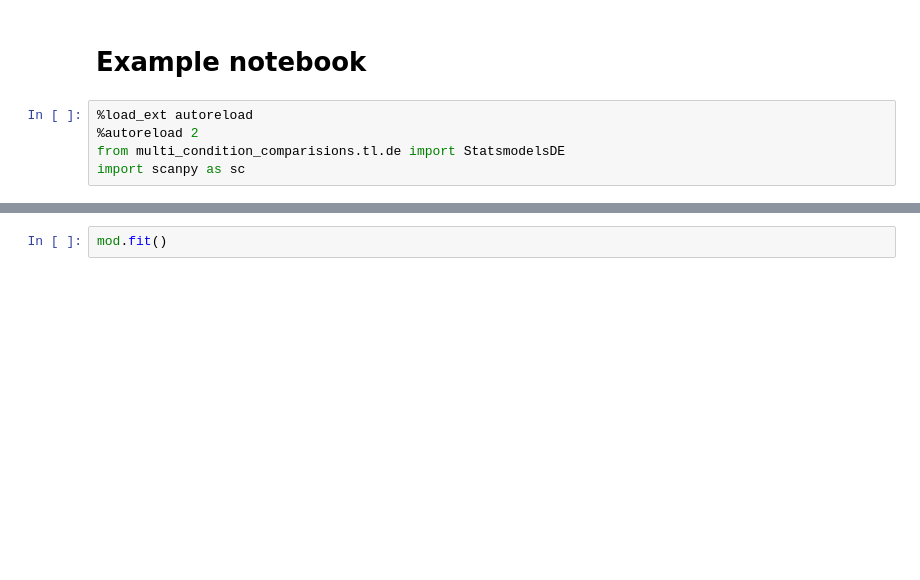
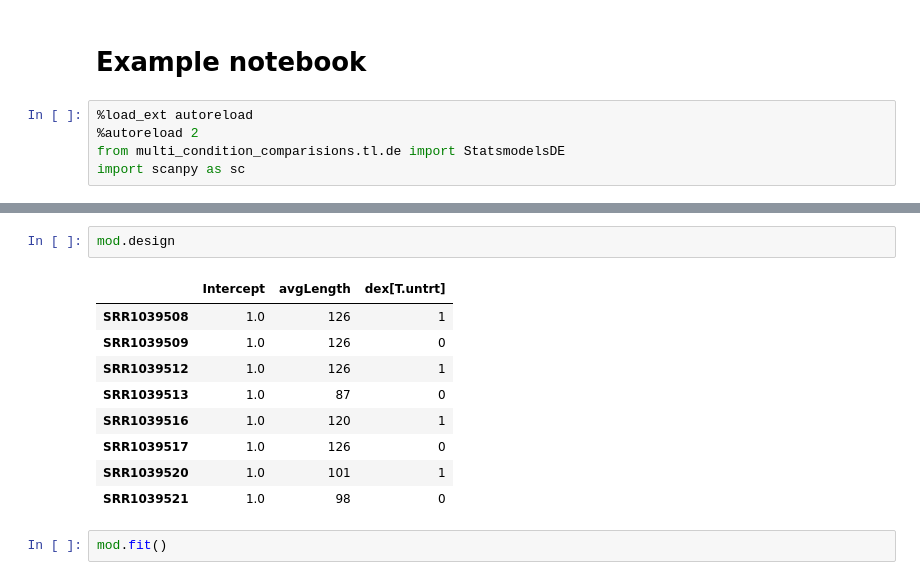
Before and after one commit to scverse/multi-condition-comparisions, a Jupyter notebook: docs/notebooks/example.ipynb, the cells around one changed output, grey strips where cells are left out. Saved outputs shown, nothing was run; the diff lists cells and outputs as text; blank space fills up the shorter version.

```diff
--- a/docs/notebooks/example.ipynb
+++ b/docs/notebooks/example.ipynb
@@ -28,3 +27,15 @@ mod = StatsmodelsDE(adata, "~ n_genes + bulk_labels*phase")
+# %%
+mod.design
+# %% [output]
+|  | Intercept | avgLength | dex[T.untrt] |
+| SRR1039508 | 1.0 | 126 | 1 |
+| SRR1039509 | 1.0 | 126 | 0 |
+| SRR1039512 | 1.0 | 126 | 1 |
+| SRR1039513 | 1.0 | 87 | 0 |
+| SRR1039516 | 1.0 | 120 | 1 |
+| SRR1039517 | 1.0 | 126 | 0 |
+| SRR1039520 | 1.0 | 101 | 1 |
+| SRR1039521 | 1.0 | 98 | 0 |
 # %%
 mod.fit()
 # %% [markdown]
```
Also changed, not shown: parts of 8 cells of this notebook, 2 other files.
